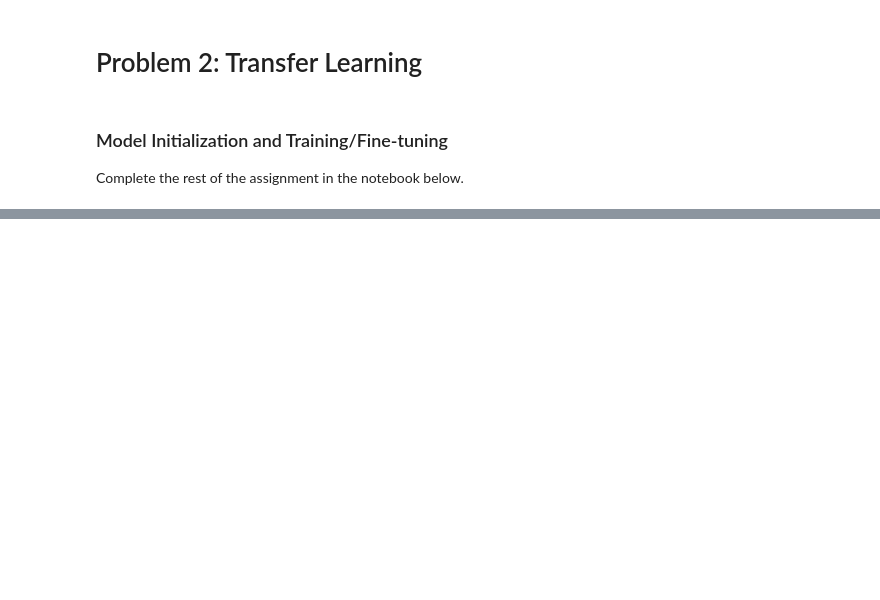
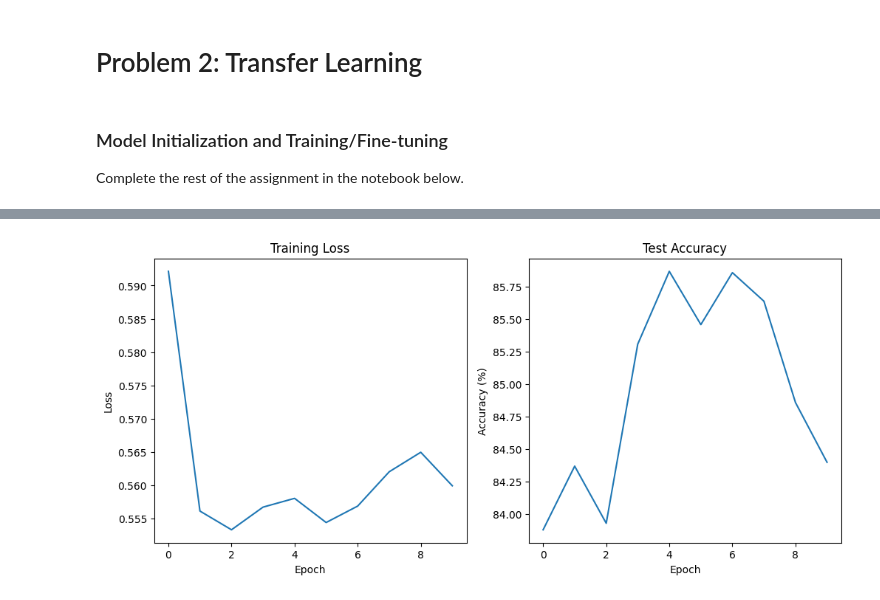
Before and after one commit to angelaapp28/fall25, a Jupyter notebook: Copy_of_DeepLearning_Fall2025_HW6.ipynb, the cells around one changed output, grey strips where cells are left out. Saved outputs shown, nothing was run; the diff lists cells and outputs as text; code cells hidden in the pictures; blank space fills up the shorter version.

```diff
--- a/Copy_of_DeepLearning_Fall2025_HW6.ipynb
+++ b/Copy_of_DeepLearning_Fall2025_HW6.ipynb
@@ -571,3 +734,9 @@ for param in model_pretrained.classifier[6].parameters():
   param.requires_grad = True
 
 optimizer_ft = torch.optim.Adam(model_pretrained.classifier[6].parameters(), lr = 0.001)
+
+train_losses_pt, test_accs_pt = train_vgg(
+    model_pretrained, training_dataloader, test_dataloader,
+    optimizer_ft, criterion, max_epochs=10
+)
+# %% [output]
@@ -573,0 +753 @@ optimizer_ft = torch.optim.Adam(model_pretrained.classifier[6].parameters(), lr
+[figure, added]
```
Also changed, not shown: parts of 14 cells of this notebook.
